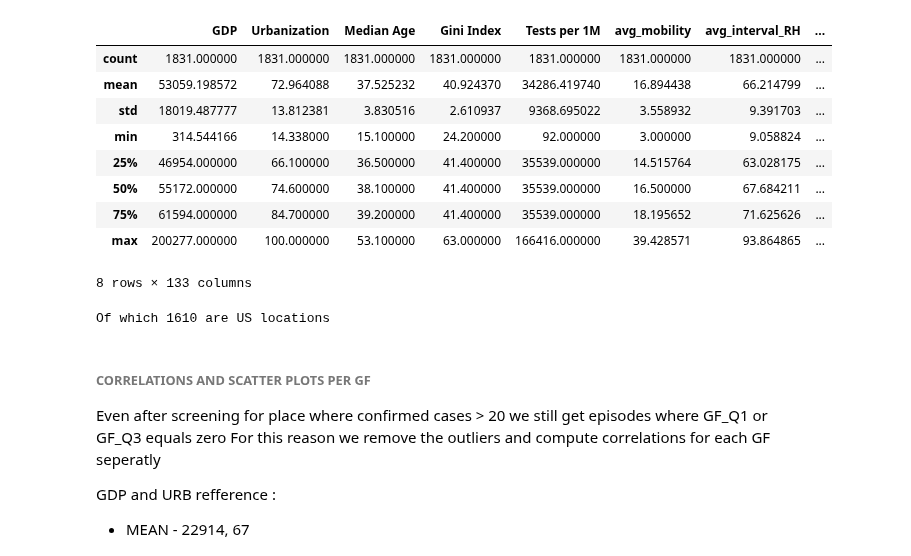
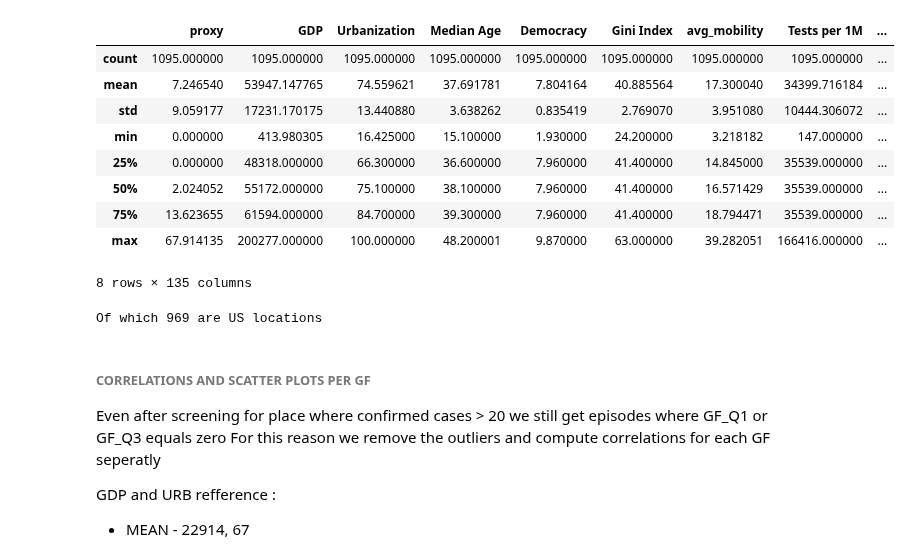
Before and after one commit to hopl1t/covid19, a Jupyter notebook: notebooks/data_analysis_hopkins_death_proxy.ipynb, the cells around one changed output. Drawn from its saved outputs; the diff is of its cells as text; code cells hidden in the pictures.

```diff
--- a/notebooks/data_analysis_hopkins_death_proxy.ipynb
+++ b/notebooks/data_analysis_hopkins_death_proxy.ipynb
@@ -308,21 +278,21 @@ TEMP_OUTLIERS = {
             'temp_outliers': (0.1, 0.9)
             }
 # %%
-hopkins_confirmed.describe()
-us_states = len(hopkins_confirmed[hopkins_confirmed['Country_Region'] == 'US'])
+hopkins_death.describe()
+us_states = len(hopkins_death[hopkins_death['Country_Region'] == 'US'])
 print('Of which {0} are US locations'.format(us_states))
 # %% [output]
-|  | GDP | Urbanization | Median Age | Gini Index | Tests per 1M | avg_mobility | avg_interval_RH | ... |
-| count | 1831.000000 | 1831.000000 | 1831.000000 | 1831.000000 | 1831.000000 | 1831.000000 | 1831.000000 | ... |
-| mean | 53059.198572 | 72.964088 | 37.525232 | 40.924370 | 34286.419740 | 16.894438 | 66.214799 | ... |
-| std | 18019.487777 | 13.812381 | 3.830516 | 2.610937 | 9368.695022 | 3.558932 | 9.391703 | ... |
-| min | 314.544166 | 14.338000 | 15.100000 | 24.200000 | 92.000000 | 3.000000 | 9.058824 | ... |
-| 25% | 46954.000000 | 66.100000 | 36.500000 | 41.400000 | 35539.000000 | 14.515764 | 63.028175 | ... |
-| 50% | 55172.000000 | 74.600000 | 38.100000 | 41.400000 | 35539.000000 | 16.500000 | 67.684211 | ... |
-| 75% | 61594.000000 | 84.700000 | 39.200000 | 41.400000 | 35539.000000 | 18.195652 | 71.625626 | ... |
-| max | 200277.000000 | 100.000000 | 53.100000 | 63.000000 | 166416.000000 | 39.428571 | 93.864865 | ... |
+|  | proxy | GDP | Urbanization | Median Age | Democracy | Gini Index | avg_mobility | Tests per 1M | ... |
+| count | 1095.000000 | 1095.000000 | 1095.000000 | 1095.000000 | 1095.000000 | 1095.000000 | 1095.000000 | 1095.000000 | ... |
+| mean | 7.246540 | 53947.147765 | 74.559621 | 37.691781 | 7.804164 | 40.885564 | 17.300040 | 34399.716184 | ... |
+| std | 9.059177 | 17231.170175 | 13.440880 | 3.638262 | 0.835419 | 2.769070 | 3.951080 | 10444.306072 | ... |
+| min | 0.000000 | 413.980305 | 16.425000 | 15.100000 | 1.930000 | 24.200000 | 3.218182 | 147.000000 | ... |
+| 25% | 0.000000 | 48318.000000 | 66.300000 | 36.600000 | 7.960000 | 41.400000 | 14.845000 | 35539.000000 | ... |
+| 50% | 2.024052 | 55172.000000 | 75.100000 | 38.100000 | 7.960000 | 41.400000 | 16.571429 | 35539.000000 | ... |
+| 75% | 13.623655 | 61594.000000 | 84.700000 | 39.300000 | 7.960000 | 41.400000 | 18.794471 | 35539.000000 | ... |
+| max | 67.914135 | 200277.000000 | 100.000000 | 48.200001 | 9.870000 | 63.000000 | 39.282051 | 166416.000000 | ... |
-8 rows × 133 columns
+8 rows × 135 columns
-Of which 1610 are US locations
+Of which 969 are US locations
 # %% [markdown]
 ###### CORRELATIONS AND SCATTER PLOTS PER GF
 Even after screening for place where confirmed cases > 20 we still get episodes where GF_Q1 or GF_Q3 equals zero
```
Also changed, not shown: parts of 2 cells of this notebook, 50 other files.
